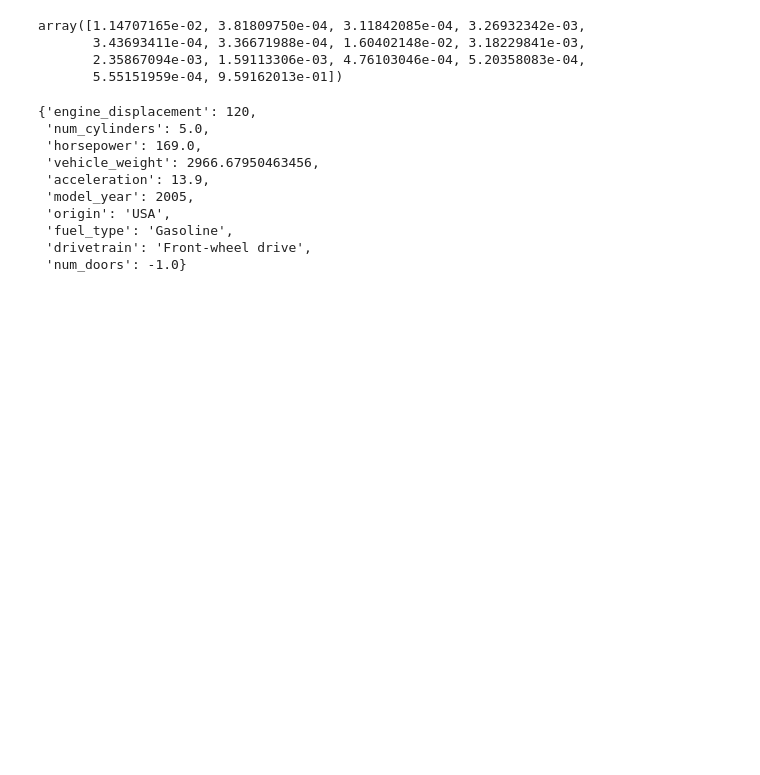
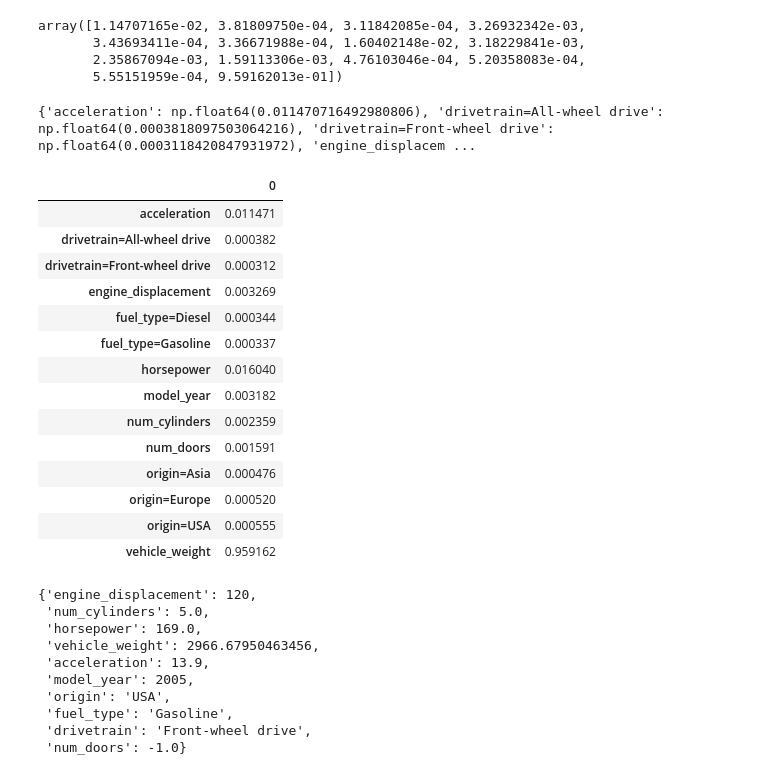
Before and after one commit to MarcioConstancio/ML_Zoomcamp_2025, a Jupyter notebook: Module06/HW06.ipynb, the cells around one changed output. Cells and saved outputs as stored; diff of their text form; code cells hidden in the pictures; blank space fills up the shorter version.

```diff
--- a/Module06/HW06.ipynb
+++ b/Module06/HW06.ipynb
@@ -107,6 +107,8 @@ X_train = dv.fit_transform(train_dict)
 
 val_dicts = df_val.to_dict(orient='records')
 X_val = dv.transform(val_dicts)
+# %%
+feature_names = dv.get_feature_names_out()
 # %%
 X_val
 # %% [output]
@@ -330,6 +340,32 @@ array([1.14707165e-02, 3.81809750e-04, 3.11842085e-04, 3.26932342e-03,
        3.43693411e-04, 3.36671988e-04, 1.60402148e-02, 3.18229841e-03,
        2.35867094e-03, 1.59113306e-03, 4.76103046e-04, 5.20358083e-04,
        5.55151959e-04, 9.59162013e-01])
+# %%
+feature_dict = {}
+for i,j in zip(feature_names,rfr.feature_importances_):
+    feature_dict[i] = j
+
+print(feature_dict)
+# %% [output]
+{'acceleration': np.float64(0.011470716492980806), 'drivetrain=All-wheel drive': np.float64(0.0003818097503064216), 'drivetrain=Front-wheel drive': np.float64(0.0003118420847931972), 'engine_displacem ...
+# %%
+pd.DataFrame([feature_dict]).T
+# %% [output]
+|  | 0 |
+| acceleration | 0.011471 |
+| drivetrain=All-wheel drive | 0.000382 |
+| drivetrain=Front-wheel drive | 0.000312 |
+| engine_displacement | 0.003269 |
+| fuel_type=Diesel | 0.000344 |
+| fuel_type=Gasoline | 0.000337 |
+| horsepower | 0.016040 |
+| model_year | 0.003182 |
+| num_cylinders | 0.002359 |
+| num_doors | 0.001591 |
+| origin=Asia | 0.000476 |
+| origin=Europe | 0.000520 |
+| origin=USA | 0.000555 |
+| vehicle_weight | 0.959162 |
 # %%
 train_dict[0]
 # %% [output]
```
Also changed, not shown: parts of 2 cells of this notebook.
